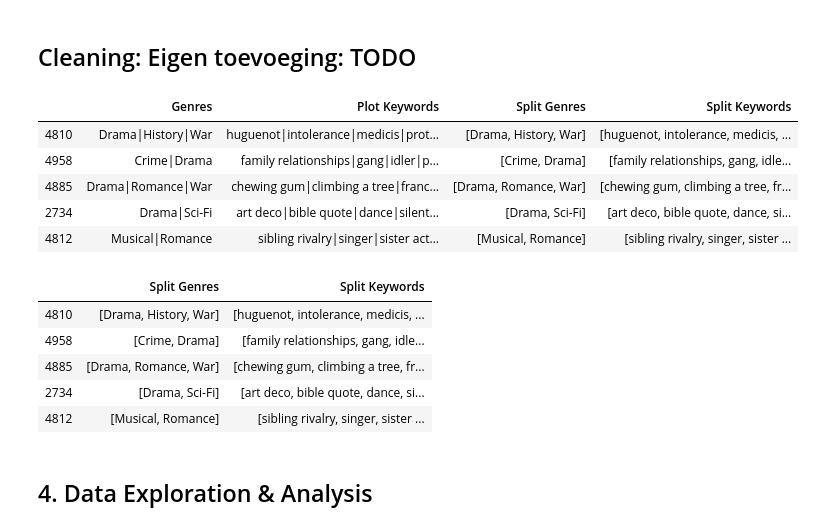
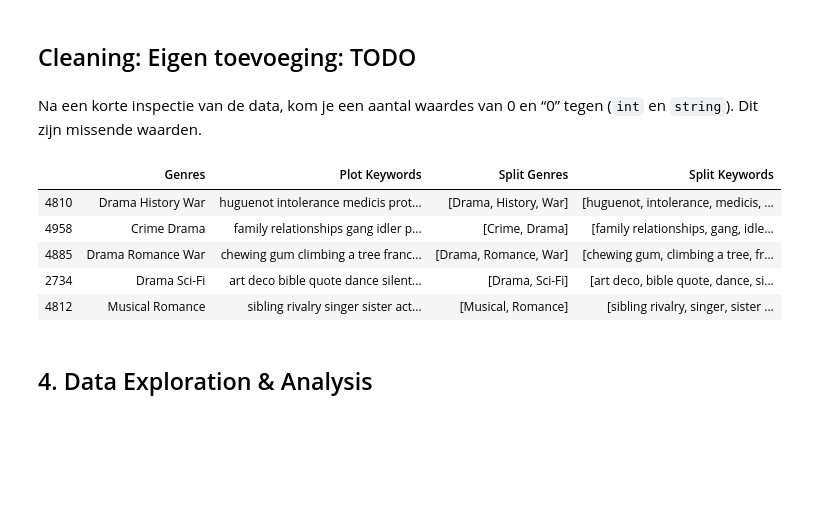
Before and after one commit to Casper-Smet/movie-revenue-predictions, a Jupyter notebook: individual_questions/Q2/plot-keywords.ipynb, the cells around one changed output. Drawn from its saved outputs; the diff is of its cells as text; code cells hidden in the pictures; blank space fills up the shorter version.

```diff
--- a/individual_questions/Q2/plot-keywords.ipynb
+++ b/individual_questions/Q2/plot-keywords.ipynb
@@ -108,7 +108,7 @@ num[num < 0] = 0
 # %% [markdown]
 ## Processing: Eigen toevoeging: TODO
 # %%
-df_Q2 = df_movies.loc[:, ("Genres", "Plot Keywords")]
+df_Q2 = df_movies.loc[:, ("Genres", "Plot Keywords")].copy()
 df_Q2.head()
 # %% [output]
 |  | Genres | Plot Keywords |
@@ -119,20 +119,27 @@ df_Q2.head()
 | 4812 | Musical|Romance | sibling rivalry|singer|sister act... |
 # %% [markdown]
 ## Cleaning: Eigen toevoeging: TODO
+# %% [markdown]
+
+Na een korte inspectie van de data, kom je een aantal waardes van 0 en “0” tegen (`int` en `string`). Dit zijn missende waarden.
 # %%
 # All '0' are missing values, remove
 df_Q2.replace("0", np.NaN, inplace=True)
+df_Q2.replace(0, np.NaN, inplace=True)
 df_Q2.dropna(inplace=True)
 # %%
 df_Q2.loc[:, "Split Genres"] = df_Q2["Genres"].str.split(pat="|")
 df_Q2.loc[:, "Split Keywords"] = df_Q2["Plot Keywords"].str.split(pat="|")
 
+df_Q2.loc[:, "Genres"] = df_Q2["Genres"].str.replace("|", " ")
+df_Q2.loc[:, "Plot Keywords"] = df_Q2["Plot Keywords"].str.replace("|", " ")
+
 df_Q2.head()
 # %% [output]
 |  | Genres | Plot Keywords | Split Genres | Split Keywords |
-| 4810 | Drama|History|War | huguenot|intolerance|medicis|prot... | [Drama, History, War] | [huguenot, intolerance, medicis, ... |
-| 4958 | Crime|Drama | family relationships|gang|idler|p... | [Crime, Drama] | [family relationships, gang, idle... |
-| 4885 | Drama|Romance|War | chewing gum|climbing a tree|franc... | [Drama, Romance, War] | [chewing gum, climbing a tree, fr... |
-| 2734 | Drama|Sci-Fi | art deco|bible quote|dance|silent... | [Drama, Sci-Fi] | [art deco, bible quote, dance, si... |
-| 4812 | Musical|Romance | sibling rivalry|singer|sister act... | [Musical, Romance] | [sibling rivalry, singer, sister ... |
+| 4810 | Drama History War | huguenot intolerance medicis prot... | [Drama, History, War] | [huguenot, intolerance, medicis, ... |
+| 4958 | Crime Drama | family relationships gang idler p... | [Crime, Drama] | [family relationships, gang, idle... |
+| 4885 | Drama Romance War | chewing gum climbing a tree franc... | [Drama, Romance, War] | [chewing gum, climbing a tree, fr... |
+| 2734 | Drama Sci-Fi | art deco bible quote dance silent... | [Drama, Sci-Fi] | [art deco, bible quote, dance, si... |
+| 4812 | Musical Romance | sibling rivalry singer sister act... | [Musical, Romance] | [sibling rivalry, singer, sister ... |
 # %%
@@ -140,9 +146,0 @@ df_Q2.drop(["Genres", "Plot Keywords"], axis=1, inplace=True)
-# %%
-df_Q2.head()
-# %% [output]
-|  | Split Genres | Split Keywords |
-| 4810 | [Drama, History, War] | [huguenot, intolerance, medicis, ... |
-| 4958 | [Crime, Drama] | [family relationships, gang, idle... |
-| 4885 | [Drama, Romance, War] | [chewing gum, climbing a tree, fr... |
-| 2734 | [Drama, Sci-Fi] | [art deco, bible quote, dance, si... |
-| 4812 | [Musical, Romance] | [sibling rivalry, singer, sister ... |
```
Also changed, not shown: parts of 15 cells of this notebook.
